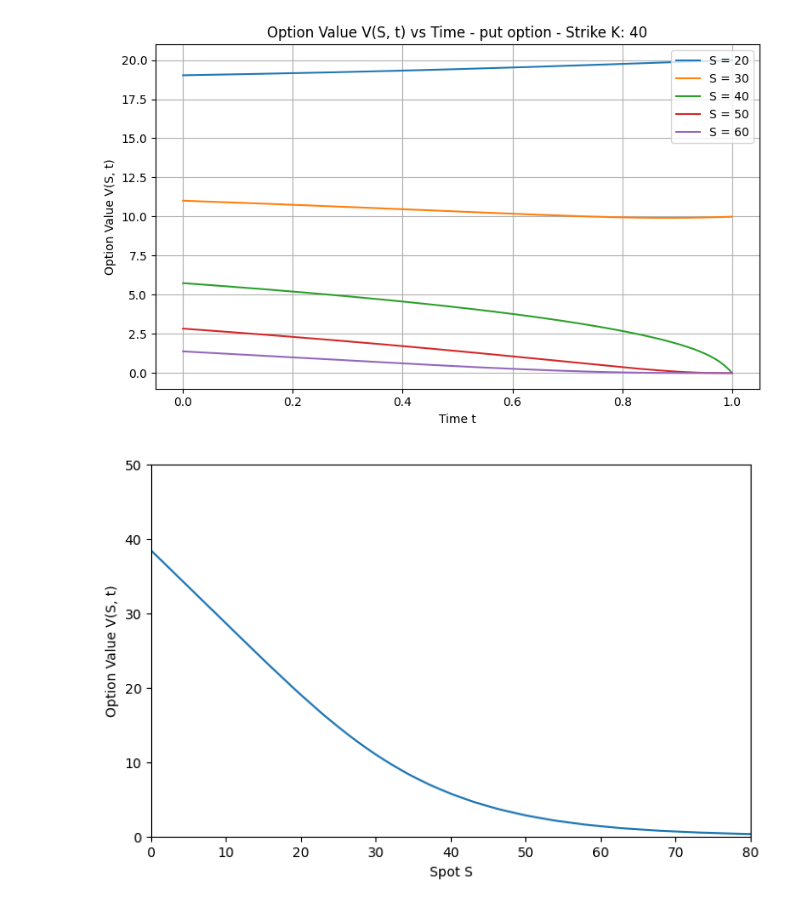
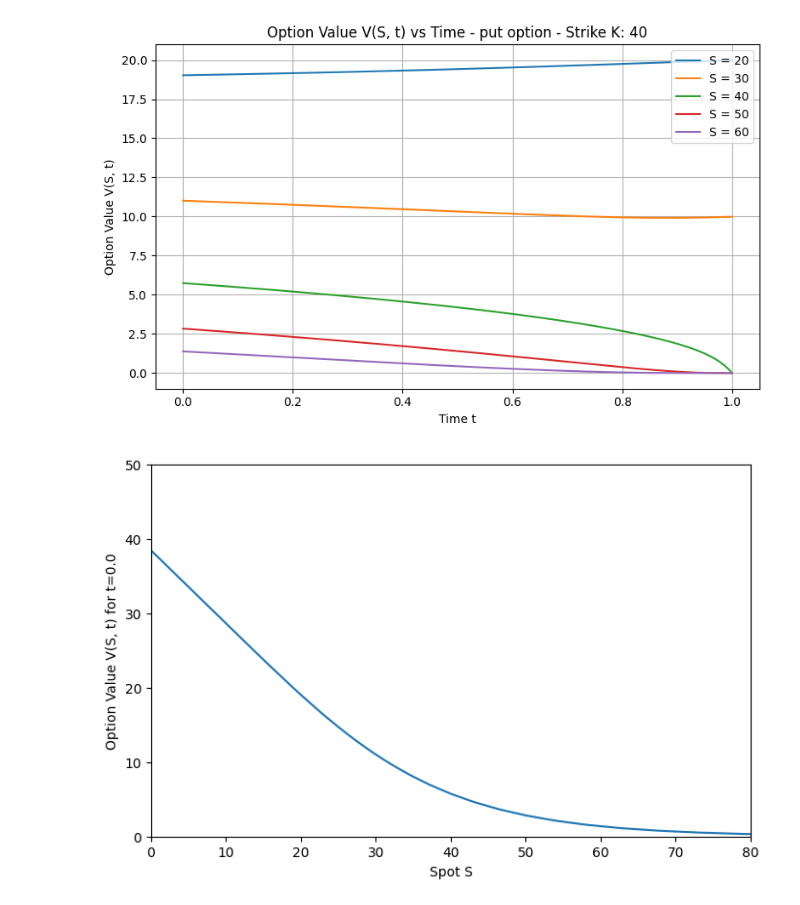
Before and after one commit to ChristophKnochenhauer/neural-optimal-stopping, a Jupyter notebook: implicit_method.ipynb, the cells around one changed output. Saved outputs shown, nothing was run; the diff lists cells and outputs as text; code cells hidden in the pictures.

```diff
--- a/implicit_method.ipynb
+++ b/implicit_method.ipynb
@@ -139,16 +140,16 @@ plot_V_over_time([20, 30, 40, 50, 60])
 # %%
 plt.figure(figsize=(8, 5))
 t = 0.0
 S_vals = np.linspace(0.01, 100, 300)
 values = [V(S, t) for S in S_vals]
 plt.plot(S_vals, values)
 plt.xlabel("Spot S")
-plt.ylabel("Option Value V(S, t)")
+plt.ylabel("Option Value V(S, t) for t=0.0")
 plt.xlim(0, 80)
 plt.ylim(0, 50)
 plt. show()
 # %% [output]
-[figure, old version]
+[figure, new version]
 # %%
 plt.figure(figsize=(8, 5))
 t = 1.0
```
Also changed, not shown: parts of 10 cells of this notebook.
